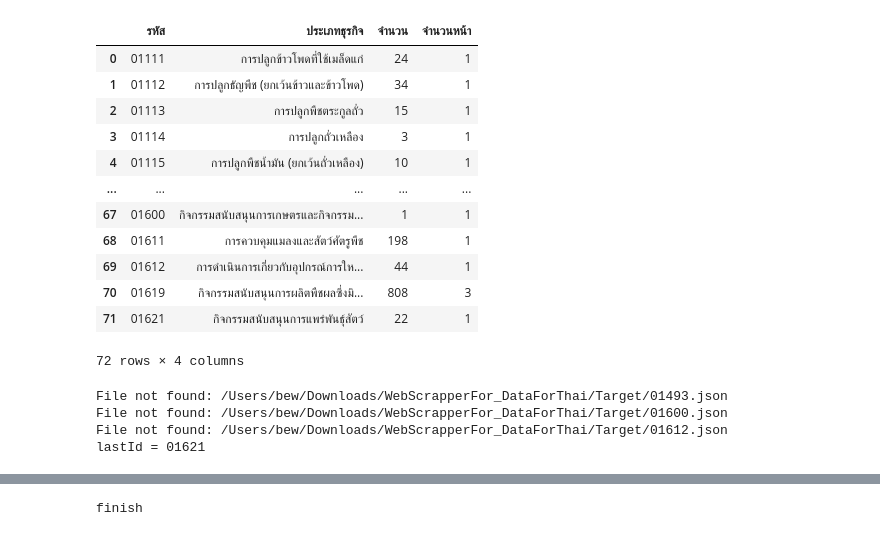
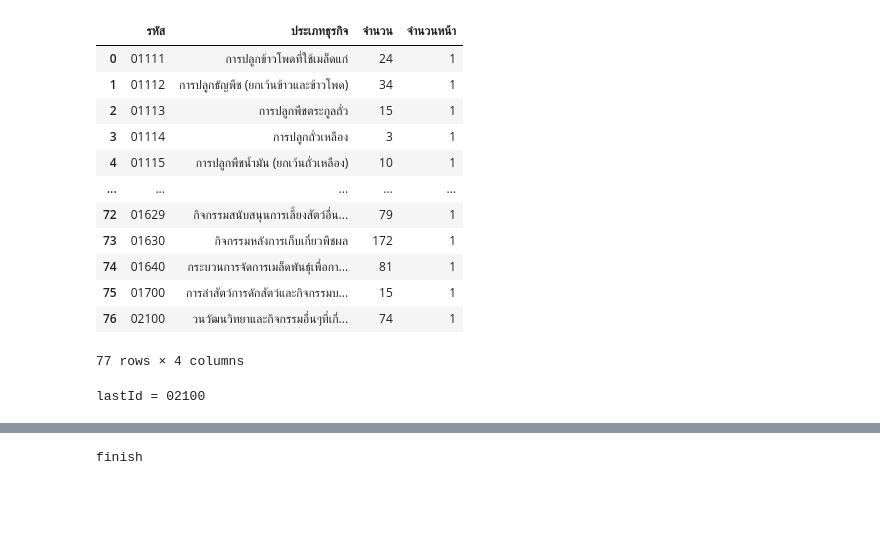
Before and after one commit to jesaya-tr/DataForThai_jupyter, a Jupyter notebook: DataForThai_Pandas&SubTopic/2_JSONfilter&mergeData.ipynb, the cells around one changed output, grey strips where cells are left out. Cells and saved outputs as stored; diff of their text form; code cells hidden in the pictures; blank space fills up the shorter version.

```diff
--- a/DataForThai_Pandas&SubTopic/2_JSONfilter&mergeData.ipynb
+++ b/DataForThai_Pandas&SubTopic/2_JSONfilter&mergeData.ipynb
@@ -10,39 +10,39 @@ from pandas import json_normalize
 # %%
 topic_file = '/Users/bew/Downloads/DataForThai_jupyter/DataForThai_Pandas&SubTopic/SubTopic_dataforthai.csv'
 topic_table = pd.read_csv(topic_file)
 
 
 topic_table['รหัส'] = topic_table['รหัส'].astype(str)
 # Function to add '0' to strings of length 4
 def add_zero(s):
     if len(s) == 4:
         return '0' + s
     else:
         return s
 # Applying the function to the DataFrame
 topic_table['รหัส'] = topic_table['รหัส'].apply(lambda x: add_zero(x))
 
 
 # topic_table.dtypes
-topic_table = topic_table[:72] # 1621
+topic_table = topic_table[:77] # 2100 # update index (ไม่จำเป็นต้อง Up แค่ไม่ให้ Run เกินต้องการ)
 # topic_table = topic_table[topic_table['รหัส']=='01450']
 # print(topic_table)
 # max(topic_table['จำนวนหน้า'])
 topic_table
 # %% [output]
 |  | รหัส | ประเภทธุรกิจ | จำนวน | จำนวนหน้า |
 | 0 | 01111 | การปลูกข้าวโพดที่ใช้เมล็ดแก่ | 24 | 1 |
 | 1 | 01112 | การปลูกธัญพืช (ยกเว้นข้าวและข้าวโพด) | 34 | 1 |
 | 2 | 01113 | การปลูกพืชตระกูลถั่ว | 15 | 1 |
 | 3 | 01114 | การปลูกถั่วเหลือง | 3 | 1 |
 | 4 | 01115 | การปลูกพืชน้ำมัน (ยกเว้นถั่วเหลือง) | 10 | 1 |
 | ... | ... | ... | ... | ... |
-| 67 | 01600 | กิจกรรมสนับสนุนการเกษตรและกิจกรรม... | 1 | 1 |
-| 68 | 01611 | การควบคุมแมลงและสัตว์ศัตรูพืช | 198 | 1 |
-| 69 | 01612 | การดำเนินการเกี่ยวกับอุปกรณ์การให... | 44 | 1 |
-| 70 | 01619 | กิจกรรมสนับสนุนการผลิตพืชผลซึ่งมิ... | 808 | 3 |
-| 71 | 01621 | กิจกรรมสนับสนุนการแพร่พันธุ์สัตว์ | 22 | 1 |
+| 72 | 01629 | กิจกรรมสนับสนุนการเลี้ยงสัตว์อื่น... | 79 | 1 |
+| 73 | 01630 | กิจกรรมหลังการเก็บเกี่ยวพืชผล | 172 | 1 |
+| 74 | 01640 | กระบวนการจัดการเมล็ดพันธุ์เพื่อกา... | 81 | 1 |
+| 75 | 01700 | การล่าสัตว์การดักสัตว์และกิจกรรมบ... | 15 | 1 |
+| 76 | 02100 | วนวัฒนวิทยาและกิจกรรมอื่นๆที่เกี่... | 74 | 1 |
-72 rows × 4 columns
+77 rows × 4 columns
 # %%
 # topic_for_file = topic_table[topic_table['รหัส'] == no_topic]
 # topic_for_file
@@ -65,7 +65,7 @@ import os
 # Initialize an empty DataFrame for the result
 result = pd.DataFrame()
 
-lastId = "01492"
+lastId = "02100" # update 'lastID' เพื่อไม่อ่านข้อมูลเดิม เพราะค้นหาข้อมูลมาทับ
 value = ""
 
 for index, row in topic_table.iterrows():
@@ -98,10 +98,7 @@ for index, row in topic_table.iterrows():
 
 print(f"lastId = {value1}")
 # %% [output]
-File not found: /Users/bew/Downloads/WebScrapperFor_DataForThai/Target/01493.json
-File not found: /Users/bew/Downloads/WebScrapperFor_DataForThai/Target/01600.json
-File not found: /Users/bew/Downloads/WebScrapperFor_DataForThai/Target/01612.json
-lastId = 01621
+lastId = 02100
 # %%
 # Reset the index of the final result DataFrame
 result = result.reset_index(drop=True)
```
Also changed, not shown: parts of 2 cells of this notebook, 1 other file.
